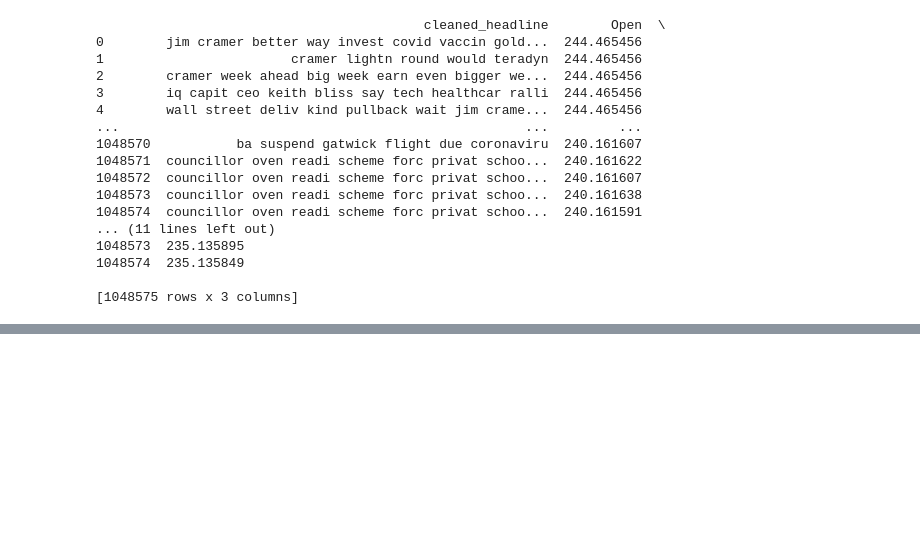
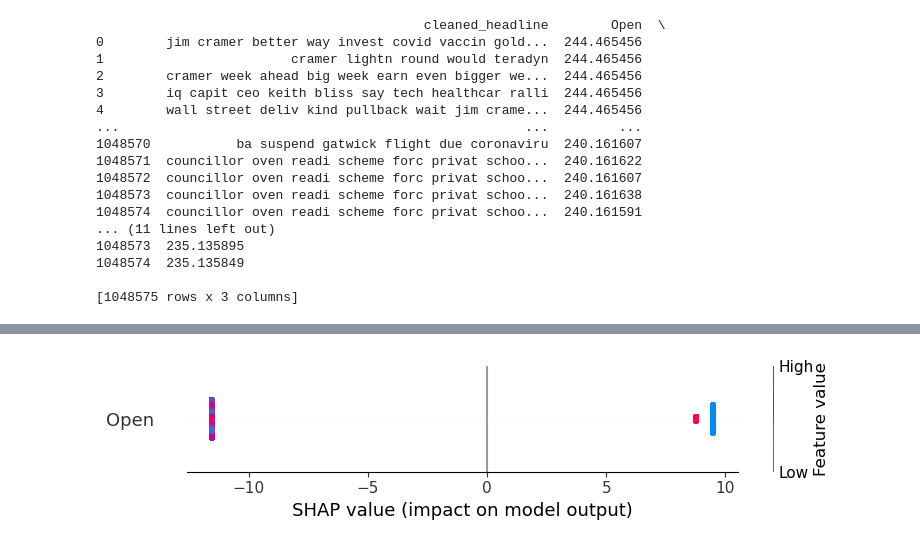
Before and after one commit to hgulati2190/SP500-Predictor-Using-NLP, a Jupyter notebook: 02. Model Selection & Explanation/salma_model_training.ipynb, the cells around one changed output, grey strips where cells are left out. Saved outputs shown, nothing was run; the diff lists cells and outputs as text; code cells hidden in the pictures; blank space fills up the shorter version.

```diff
--- a/02. Model Selection & Explanation/salma_model_training.ipynb
+++ b/02. Model Selection & Explanation/salma_model_training.ipynb
@@ -254,0 +356,2 @@ weighted avg       1.00      1.00      1.00    753532
+# %%
+shap_values_xgb = explainer_xgb(X_open_test_scaled)
@@ -254,0 +378,4 @@ weighted avg       1.00      1.00      1.00    753532
+# %%
+shap.summary_plot(shap_values_xgb, X_open_test_scaled, feature_names=['Open'])
+# %% [output]
+[figure, added]
```
Also changed, not shown: parts of 42 cells of this notebook.
